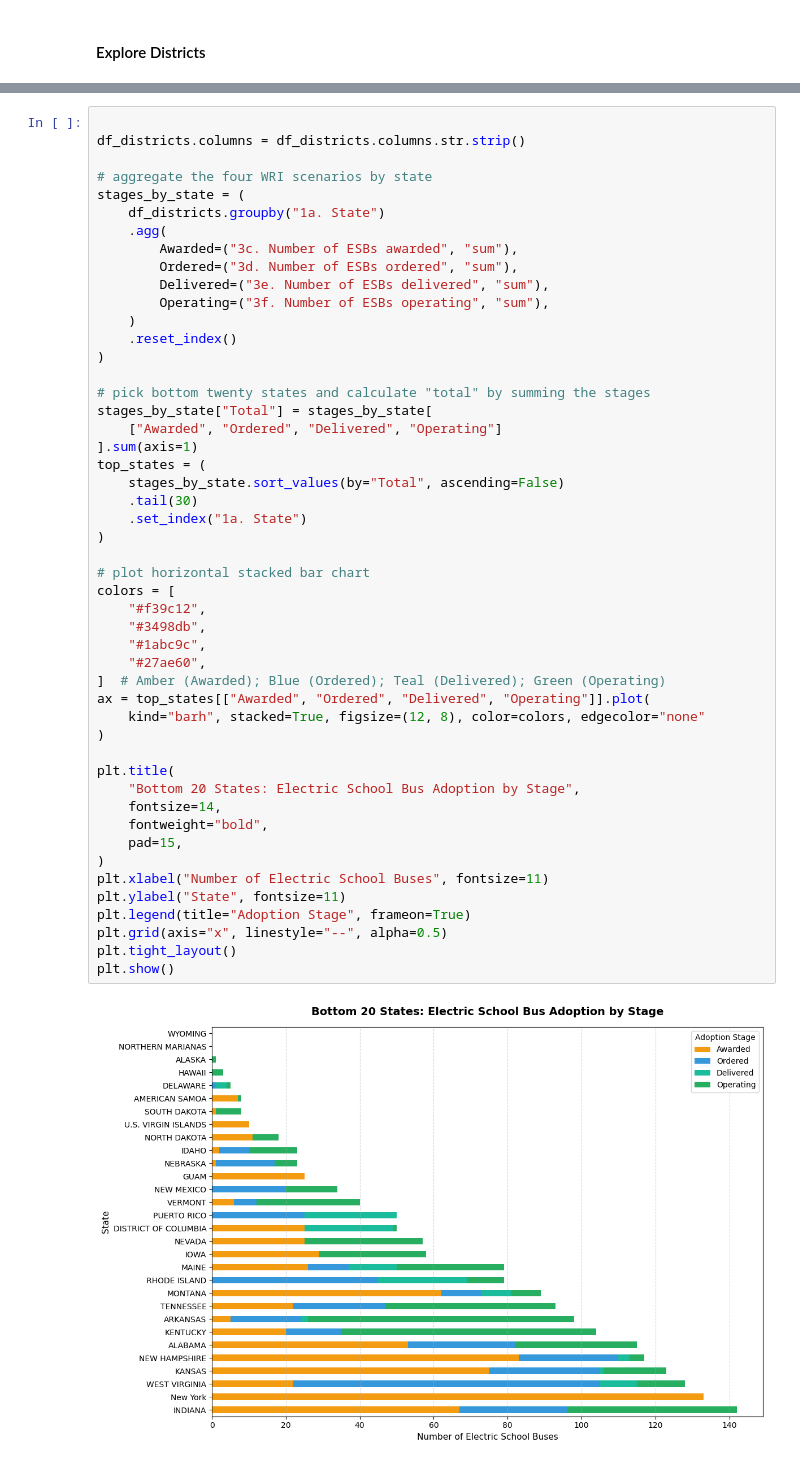
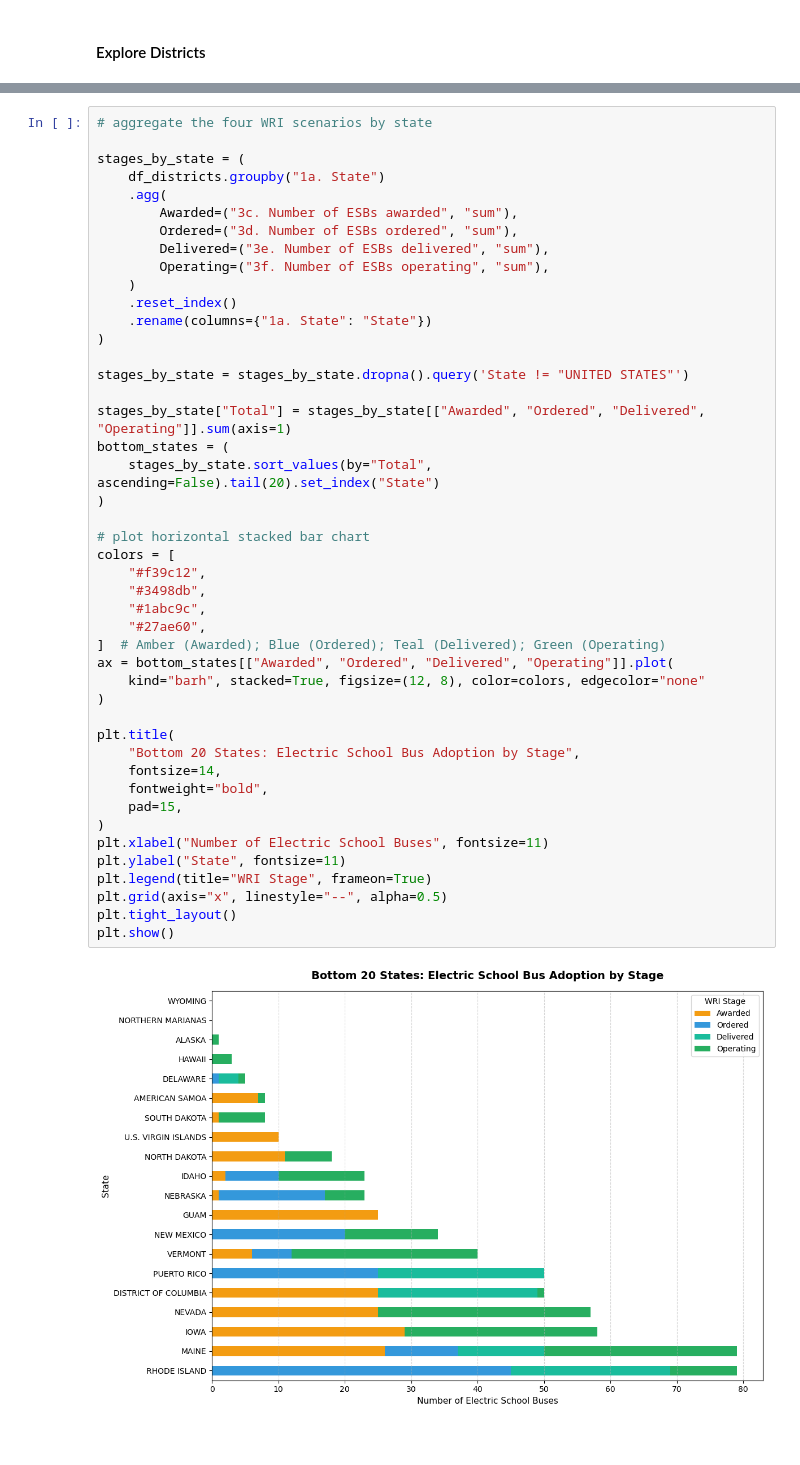
Before and after one commit to dgrasman/magic-school-bus, a Jupyter notebook: msb.ipynb, the cells around one changed output, grey strips where cells are left out. Cells and saved outputs as stored; diff of their text form.

```diff
--- a/msb.ipynb
+++ b/msb.ipynb
@@ -199,8 +200,6 @@ plt.show()
 # %%
+# aggregate the four WRI scenarios by state
 
-df_districts.columns = df_districts.columns.str.strip()
-
-# aggregate the four WRI scenarios by state
 stages_by_state = (
     df_districts.groupby("1a. State")
     .agg(
@@ -209,41 +208,39 @@ stages_by_state = (
         Delivered=("3e. Number of ESBs delivered", "sum"),
         Operating=("3f. Number of ESBs operating", "sum"),
     )
     .reset_index()
+    .rename(columns={"1a. State": "State"})
 )
 
-# pick bottom twenty states and calculate "total" by summing the stages
-stages_by_state["Total"] = stages_by_state[
-    ["Awarded", "Ordered", "Delivered", "Operating"]
-].sum(axis=1)
-top_states = (
-    stages_by_state.sort_values(by="Total", ascending=False)
-    .tail(30)
-    .set_index("1a. State")
+stages_by_state = stages_by_state.dropna().query('State != "UNITED STATES"')
+
+stages_by_state["Total"] = stages_by_state[["Awarded", "Ordered", "Delivered", "Operating"]].sum(axis=1)
+bottom_states = (
+    stages_by_state.sort_values(by="Total", ascending=False).tail(20).set_index("State")
 )
 
 # plot horizontal stacked bar chart
 colors = [
     "#f39c12",
     "#3498db",
     "#1abc9c",
     "#27ae60",
 ]  # Amber (Awarded); Blue (Ordered); Teal (Delivered); Green (Operating)
-ax = top_states[["Awarded", "Ordered", "Delivered", "Operating"]].plot(
+ax = bottom_states[["Awarded", "Ordered", "Delivered", "Operating"]].plot(
     kind="barh", stacked=True, figsize=(12, 8), color=colors, edgecolor="none"
 )
 
 plt.title(
     "Bottom 20 States: Electric School Bus Adoption by Stage",
     fontsize=14,
     fontweight="bold",
     pad=15,
 )
 plt.xlabel("Number of Electric School Buses", fontsize=11)
 plt.ylabel("State", fontsize=11)
-plt.legend(title="Adoption Stage", frameon=True)
+plt.legend(title="WRI Stage", frameon=True)
 plt.grid(axis="x", linestyle="--", alpha=0.5)
 plt.tight_layout()
 plt.show()
 # %% [output]
-[figure, old version]
+[figure, new version]
```
Also changed, not shown: parts of 9 cells of this notebook.
